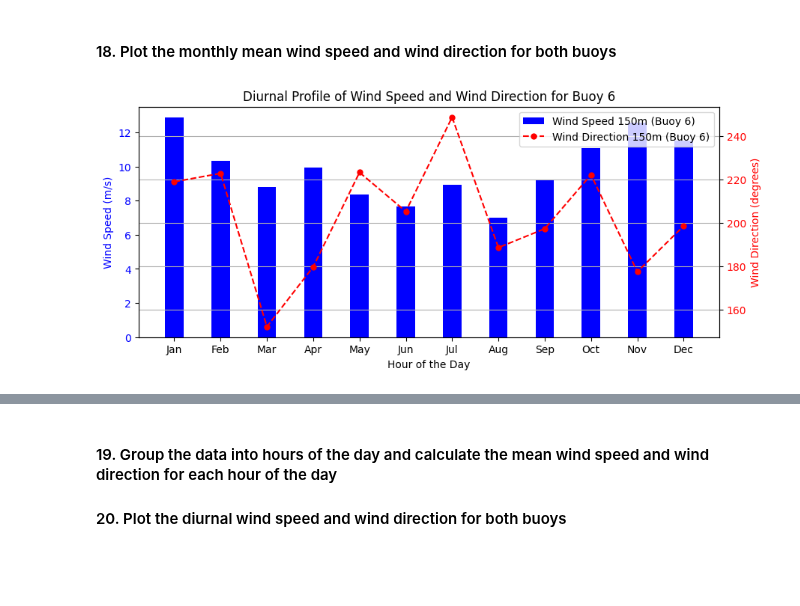
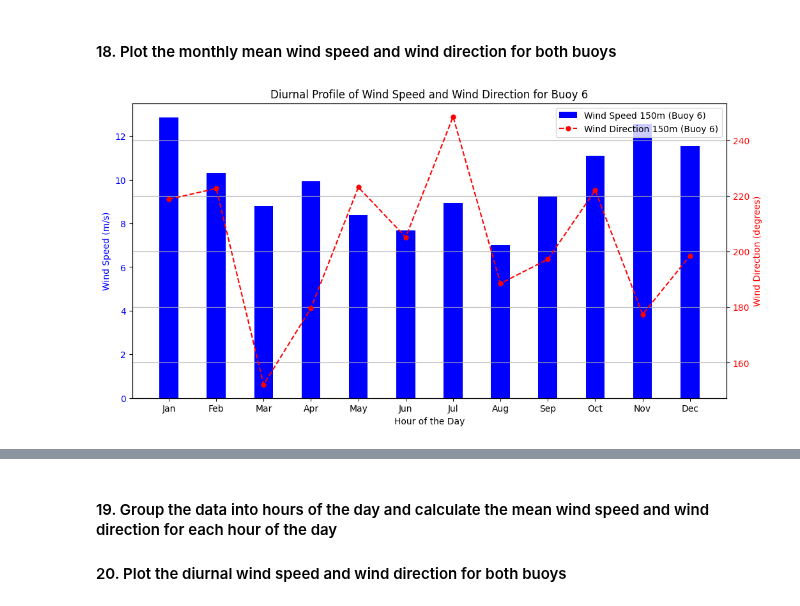
Before and after one commit to boujuan/StudentProject-Yield-Predictions-Offshore, a Jupyter notebook: 03_Short_Term_Wind_Climate.ipynb, the cells around one changed output, grey strips where cells are left out. Saved outputs shown, nothing was run; the diff lists cells and outputs as text; code cells hidden in the pictures; blank space fills up the shorter version.

```diff
--- a/03_Short_Term_Wind_Climate.ipynb
+++ b/03_Short_Term_Wind_Climate.ipynb
@@ -66,2 +44,9 @@ df_interpol_height
+# %%
+def read_LT_data_to_df(filepath):
+    df = pd.read_csv(filepath)
+    df.set_index('time', inplace=True)
+    return df
+
+df_B6B2 = read_LT_data_to_df(interpolated_csv_path)
 # %% [markdown]
 #### 17. Calculate the monthly and annual wind statistics for the wind speed and the wind direction for both buoys
@@ -95,0 +53,9 @@ Yearly Mean of Wind Direction Buoy 2: 202.83, Standard Deviation Buoy 2: 93.35
+# %%
+def group_month_and_calc_mean(df):
+    df.index = pd.to_datetime(df.index)
+    df['month'] = df.index.month
+    df_month_mean = df.groupby('month').mean()
+    return df_month_mean
+
+df_month_mean_B6B2 = group_month_and_calc_mean(df_B6B2)
+df_month_mean_B6B2
@@ -96,54 +91,26 @@ Yearly Mean of Wind Direction Buoy 2: 202.83, Standard Deviation Buoy 2: 93.35
 # %% [markdown]
 #### 18. Plot the monthly mean wind speed and wind direction for both buoys
 # %%
-months = ['Jan', 'Feb', 'Mar', 'Apr', 'May', 'Jun', 'Jul', 'Aug', 'Sep', 'Oct', 'Nov', 'Dec']
+def plot_histogram_mounthly_mean(monthly_mean_ws, monthly_mean_wd):
+    months = ['Jan', 'Feb', 'Mar', 'Apr', 'May', 'Jun', 'Jul', 'Aug', 'Sep', 'Oct', 'Nov', 'Dec']
+    fig, ax1 = plt.subplots(figsize=(12, 6))
 
-# Plot for Buoy 6
-fig, ax1 = plt.subplots(figsize=(10, 4))
+    # Plot wind speed histogram on the left y-axis
+    ax1.bar(months, monthly_mean_ws, width=0.4, label='Wind Speed 150m (Buoy 6)', color='b', align='center')
+    ax1.set_xlabel('Hour of the Day')
+    ax1.set_ylabel('Wind Speed (m/s)', color='b')
+    ax1.tick_params(axis='y', labelcolor='b')
 
-# Plot wind speed histogram on the left y-axis
-ax1.bar(months, df_mounth_mean['ws6_150m'], width=0.4, label='Wind Speed 150m (Buoy 6)', color='b', align='center')
-ax1.set_xlabel('Hour of the Day')
-ax1.set_ylabel('Wind Speed (m/s)', color='b')
-ax1.tick_params(axis='y', labelcolor='b')
+    # Create a second y-axis to plot wind direction
+    ax2 = ax1.twinx()
+    ax2.plot(months, monthly_mean_wd, 'r--o', label='Wind Direction 150m (Buoy 6)', markersize=5)
+    ax2.set_ylabel('Wind Direction (degrees)', color='r')
+    ax2.tick_params(axis='y', labelcolor='r')
+    fig.legend(loc="upper right", bbox_to_anchor=(1,1), bbox_transform=ax1.transAxes)
+    plt.title('Diurnal Profile of Wind Speed and Wind Direction for Buoy 6')
+    plt.grid(True)
+    plt.show()
 
-# Create a second y-axis to plot wind direction
-ax2 = ax1.twinx()
-ax2.plot(months, df_mounth_mean['wd6_150m'], 'r--o', label='Wind Direction 150m (Buoy 6)', markersize=5)
-ax2.set_ylabel('Wind Direction (degrees)', color='r')
-ax2.tick_params(axis='y', labelcolor='r')
-
-# Add legends
-fig.legend(loc="upper right", bbox_to_anchor=(1,1), bbox_transform=ax1.transAxes)
-
-# Title and grid
-plt.title('Diurnal Profile of Wind Speed and Wind Direction for Buoy 6')
-plt.grid(True)
-
-plt.show()
-
-# Plot for Buoy 2
-fig, ax1 = plt.subplots(figsize=(10, 4))
-
-# Plot wind speed histogram on the left y-axis
-ax1.bar(months, df_mounth_mean['ws2_150m'], width=0.4, label='Wind Speed 150m (Buoy 2)', color='b', align='center')
-ax1.set_xlabel('Hour of the Day')
-ax1.set_ylabel('Wind Speed (m/s)', color='b')
-ax1.tick_params(axis='y', labelcolor='b')
-
-# Create a second y-axis to plot wind direction
-ax2 = ax1.twinx()
-ax2.plot(months, df_mounth_mean['wd2_150m'], 'r--o', label='Wind Direction 150m (Buoy 2)', markersize=5)
-ax2.set_ylabel('Wind Direction (degrees)', color='r')
-ax2.tick_params(axis='y', labelcolor='r')
-
-# Add legends
-fig.legend(loc="upper right", bbox_to_anchor=(1,1), bbox_transform=ax1.transAxes)
-
-# Title and grid
-plt.title('Diurnal Profile of Wind Speed and Wind Direction for Buoy 2')
-plt.grid(True)
-
-plt.show()
+plot_histogram_mounthly_mean(df_month_mean_B6B2['ws6_150m'], df_month_mean_B6B2['wd6_150m'])
 # %% [output]
-[figure, old version]
+[figure, new version]
```
Also changed, not shown: parts of 12 cells of this notebook, 1 other file.
